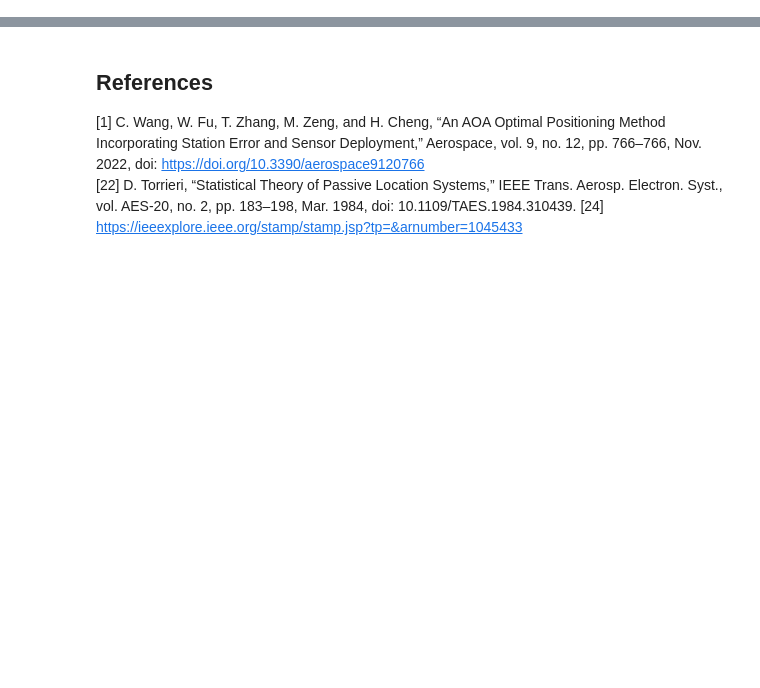
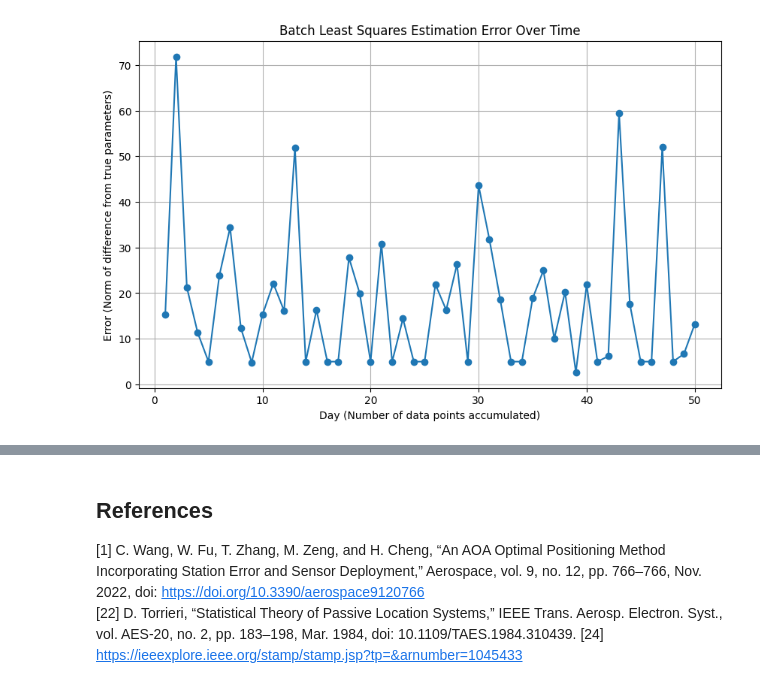
Before and after one commit to ysn9vq-gmu/rqe_tutorials, a Jupyter notebook: ls_rls.ipynb, the cells around one changed output, grey strips where cells are left out. Saved outputs shown, nothing was run; the diff lists cells and outputs as text; code cells hidden in the pictures; blank space fills up the shorter version.

Commit message:
Init swap to runner - save so i don't lose progress

```diff
--- a/ls_rls.ipynb
+++ b/ls_rls.ipynb
@@ -540,0 +333,92 @@ myEstimator = estimator.RecursiveLeastSQ(1)
+# %%
+class BatchedLeastSQ:
+    def __init__(self, name='BatchedleastSQ_runner'):
+        self.name = name
+        self.A_mat_st = np.empty((0, 5)) # Assuming 5 parameters: T_baseline, W, B_Coach A, B_Coach B, B_Coach C
+        self.b_vec_st = np.empty((0, 1))
+        self.param_names = ['T_baseline', 'W', 'B_Coach A', 'B_Coach B', 'B_Coach C'] # Hardcode for initial clarity
+        self.estimates_history = []
+        self.error_history = []
+
+    def update_batch(self, A_new, b_new, true_params):
+        # Accumulate new data
+        self.A_mat_st = np.concatenate((self.A_mat_st, A_new), axis=0)
+        self.b_vec_st = np.concatenate((self.b_vec_st, b_new), axis=0)
+
+        # Perform Batch LS estimation if enough data
+        if self.A_mat_st.shape[0] >= self.A_mat_st.shape[1]: # Number of observations >= number of parameters
+            try:
+                # (A_stack.T @ A_stack) must be invertible for direct inverse method
+                ATA = self.A_mat_st.T @ self.A_mat_st
+                if np.linalg.det(ATA) == 0:
+                    # Fallback to np.linalg.lstsq for singular or ill-conditioned matrices
+                    x_batch, _, _, _ = np.linalg.lstsq(self.A_mat_st, self.b_vec_st, rcond=None)
+                else:
+                    x_batch = np.linalg.inv(ATA) @ self.A_mat_st.T @ self.b_vec_st
+
+                self.estimates_history.append(x_batch)
+                # Calculate error
+                error = np.linalg.norm(x_batch - true_params)
+                self.error_history.append(error)
+            except np.linalg.LinAlgError as e:
+                print(f"Batch LS estimation failed: {e}. Skipping this update.")
+                self.estimates_history.append(np.full((len(self.param_names), 1), np.nan))
+                self.error_history.append(np.nan)
+        else:
+            # Not enough observations to solve for all parameters yet
+            self.estimates_history.append(np.full((len(self.param_names), 1), np.nan))
+            self.error_history.append(np.nan)
+
+    def get_last_estimate(self):
+        if self.estimates_history:
+            return self.estimates_history[-1]
+        return None
+
+    def get_estimate_history(self):
+        return np.array(self.estimates_history).squeeze()
+
+    def get_error_history(self):
+        return np.array(self.error_history)
+
+
+# --- Simulation and Batch LS Application ---
+
+# True parameters for error calculation
+true_params_vec = np.array([
+    true_baseline_time,
+    true_wind_effect_coeff
+] + list(true_coach_biases.values())).reshape(-1, 1)
+
+batch_estimator = BatchedLeastSQ()
+
+# Run Batch LS day by day
+for day in range(1, num_days_to_simulate + 1):
+    df_current_day = df_all_data[df_all_data['day'] == day]
+    A_current_day, b_current_day, _ = construct_A_b(df_current_day, coach_names)
+    batch_estimator.update_batch(A_current_day, b_current_day, true_params_vec)
+
+# Display results
+batch_estimates = batch_estimator.get_estimate_history()
+batch_errors = batch_estimator.get_error_history()
+
+print(f"\nFinal Batch LS Estimates after {num_days_to_simulate} days:")
+for i, param in enumerate(param_names):
+    print(f"{param}: {batch_estimates[-1, i]:.4f}")
+
+print("\nTrue Parameters:")
+print(f"T_baseline: {true_baseline_time}")
+print(f"W: {true_wind_effect_coeff}")
+for coach, bias in true_coach_biases.items():
+    print(f"B_{coach}: {bias}")
+
+print(f"\nFinal Batch LS Estimation Error: {batch_errors[-1]:.4f}")
+
+# Plotting the error convergence
+plt.figure(figsize=(10, 6))
+plt.plot(range(1, num_days_to_simulate + 1), batch_errors, marker='o', linestyle='-')
+plt.title('Batch Least Squares Estimation Error Over Time')
+plt.xlabel('Day (Number of data points accumulated)')
+plt.ylabel('Error (Norm of difference from true parameters)')
+plt.grid(True)
+plt.show()
+# %% [output]
@@ -540,0 +440 @@ myEstimator = estimator.RecursiveLeastSQ(1)
+[figure, added]
```
Also changed, not shown: parts of 47 cells of this notebook.
